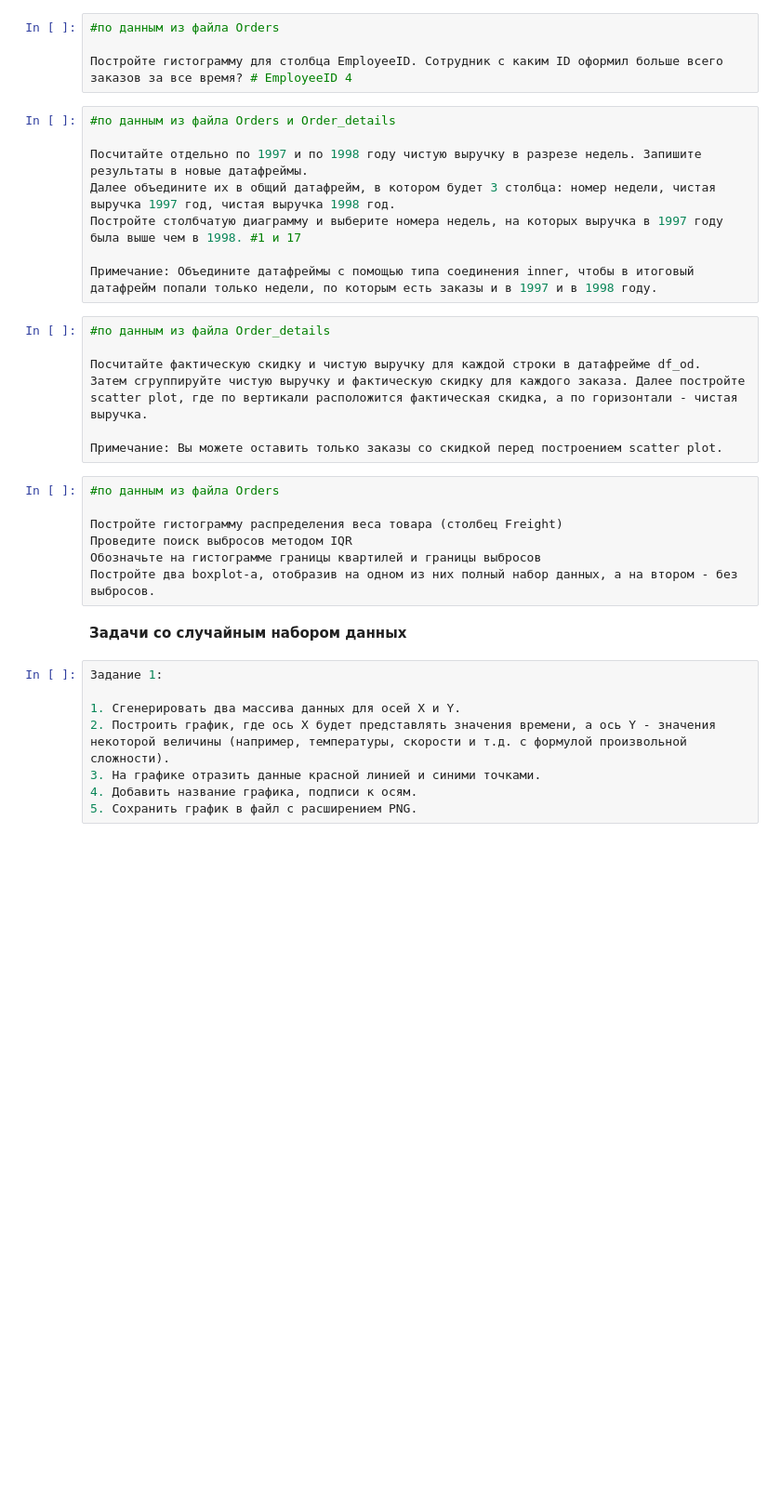
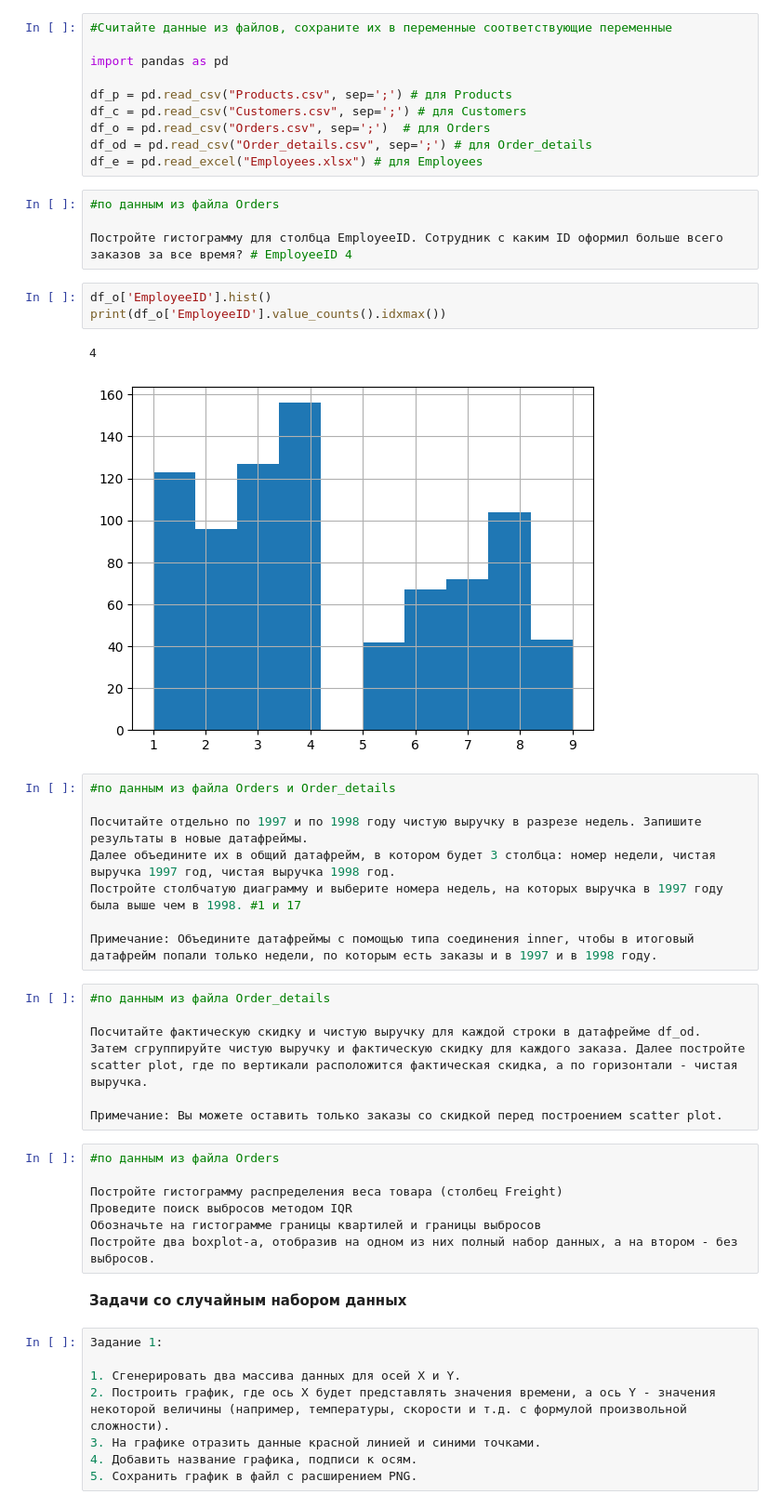
Before and after one commit to DarFusozaiVarVar/fuzzy-numbers, a Jupyter notebook: python_для_анализа_данных/Практические занятия/Модуль 3/3_модуль_раздел_4.ipynb, the cells around one changed output. Shown at 93% size. Saved outputs shown, nothing was run; the diff lists cells and outputs as text; blank space fills up the shorter version.

```diff
--- a/python_для_анализа_данных/Практические занятия/Модуль 3/3_модуль_раздел_4.ipynb
+++ b/python_для_анализа_данных/Практические занятия/Модуль 3/3_модуль_раздел_4.ipynb
@@ -1,7 +1,23 @@
+# %%
+#Считайте данные из файлов, сохраните их в переменные соответствующие переменные
+
+import pandas as pd
+
+df_p = pd.read_csv("Products.csv", sep=';') # для Products
+df_c = pd.read_csv("Customers.csv", sep=';') # для Customers
+df_o = pd.read_csv("Orders.csv", sep=';')  # для Orders
+df_od = pd.read_csv("Order_details.csv", sep=';') # для Order_details
+df_e = pd.read_excel("Employees.xlsx") # для Employees
 # %%
 #по данным из файла Orders
 
 Постройте гистограмму для столбца EmployeeID. Сотрудник с каким ID оформил больше всего заказов за все время? # EmployeeID 4
+# %%
+df_o['EmployeeID'].hist()
+print(df_o['EmployeeID'].value_counts().idxmax())
+# %% [output]
+4
+[figure, added]
 # %%
 #по данным из файла Orders и Order_details
 
```
Also changed, not shown: 9 other files.
